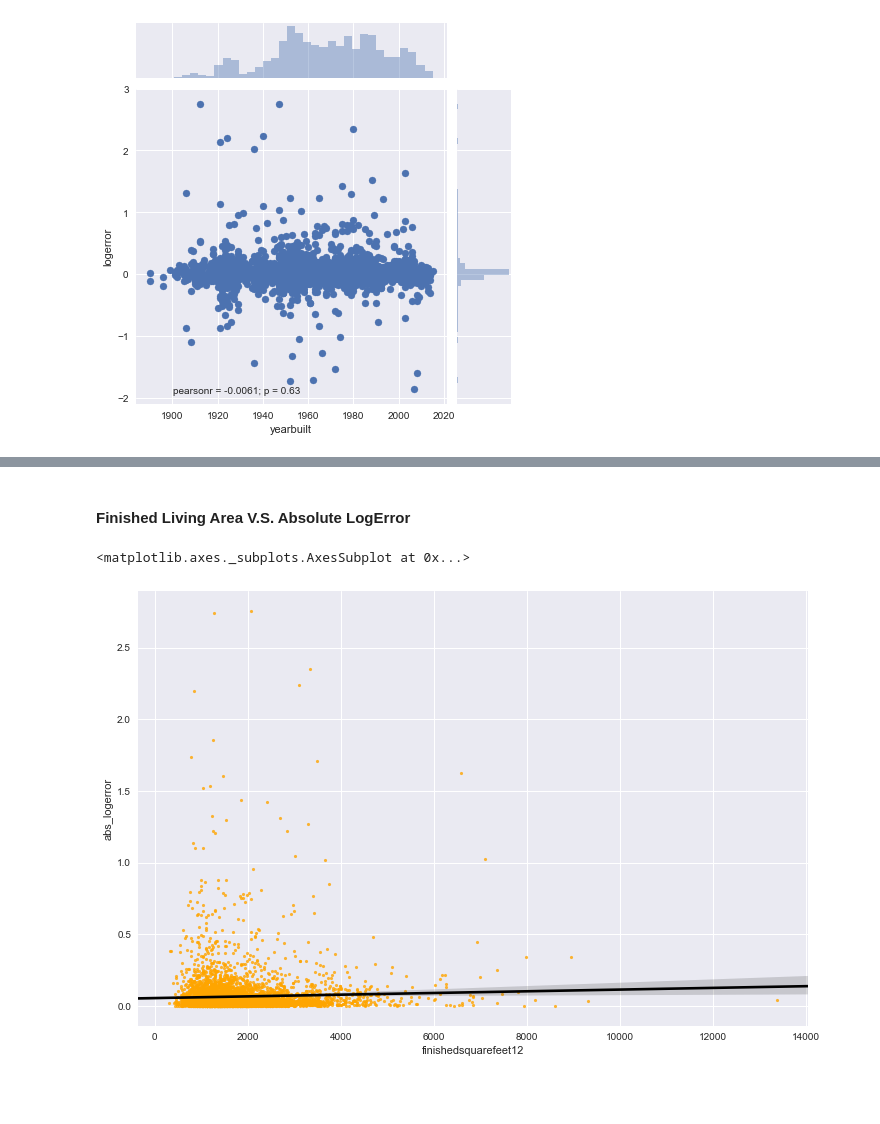
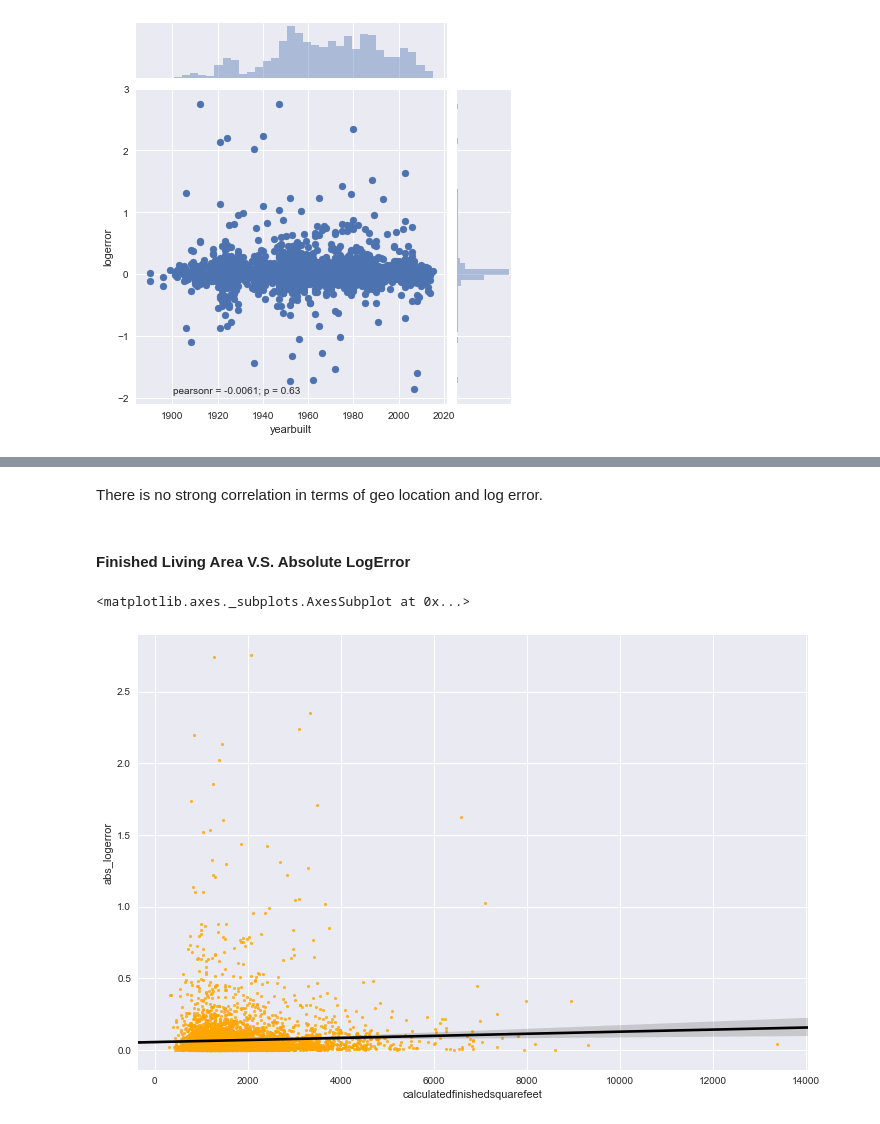
Before and after one commit to XunPeng715/ADS_homework2, a Jupyter notebook: part1/rawDataEDA.ipynb, the cells around one changed output, grey strips where cells are left out. Drawn from its saved outputs; the diff is of its cells as text; code cells hidden in the pictures; blank space fills up the shorter version.

```diff
--- a/part1/rawDataEDA.ipynb
+++ b/part1/rawDataEDA.ipynb
@@ -186,9 +239,11 @@ sns.jointplot(x='taxvaluedollarcnt', y='logerror', data=train_df)
+# %% [markdown]
+There is no strong correlation in terms of geo location and log error.
 # %% [markdown]
 #### Finished Living Area V.S. Absolute LogError
 # %%
-sns.regplot(x='finishedsquarefeet12', y='abs_logerror', data=train_df, scatter_kws={"s": 10, "color":"orange"}, line_kws={"color":"black"})
+sns.regplot(x='calculatedfinishedsquarefeet', y='abs_logerror', data=train_df, scatter_kws={"s": 10, "color":"orange"}, line_kws={"color":"black"})
 
 # sns.jointplot(x='finishedsquarefeet12', y='logerror', data=train_df)
 # %% [output]
 <matplotlib.axes._subplots.AxesSubplot at 0x...>
-[figure, old version]
+[figure, new version]
```
Also changed, not shown: parts of 43 cells of this notebook.
